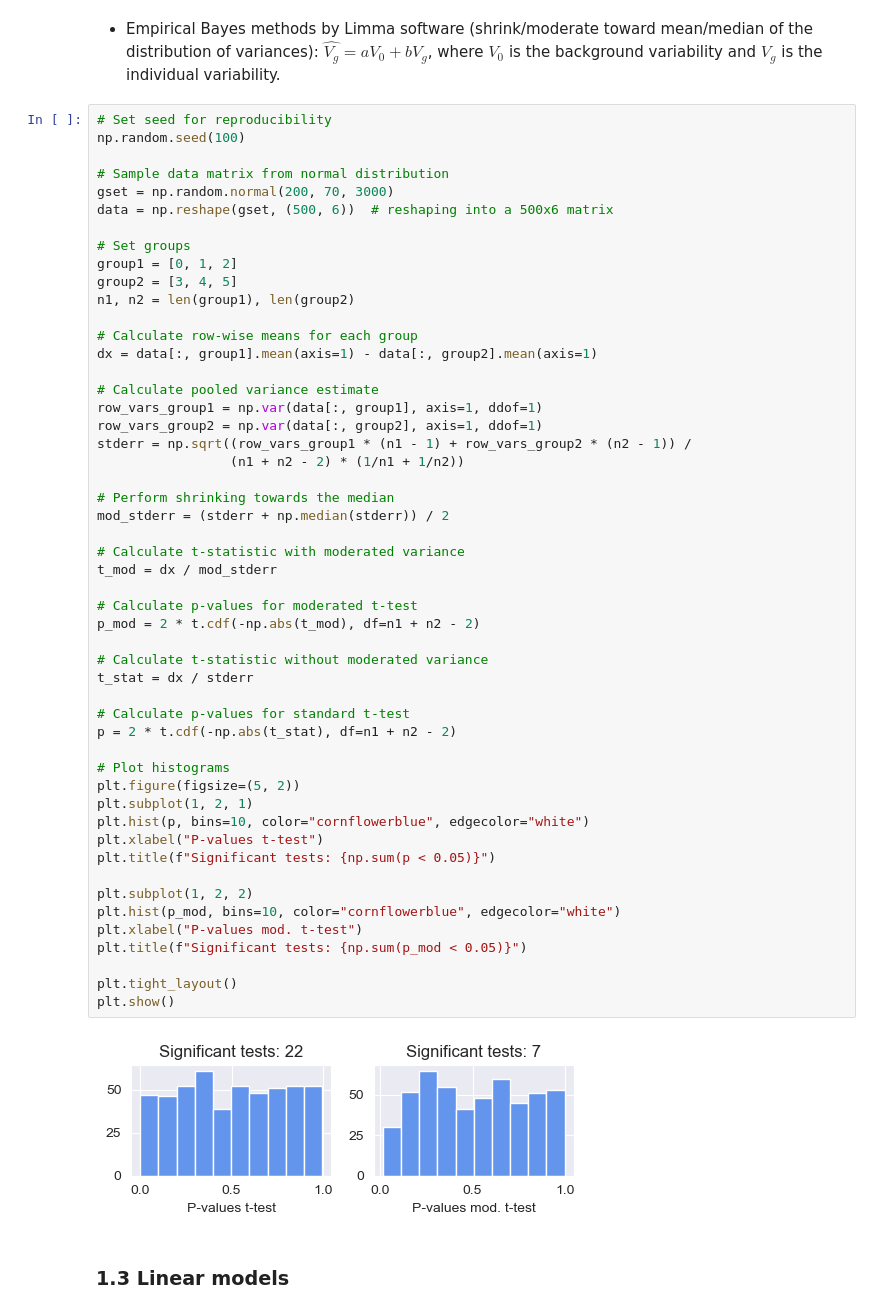
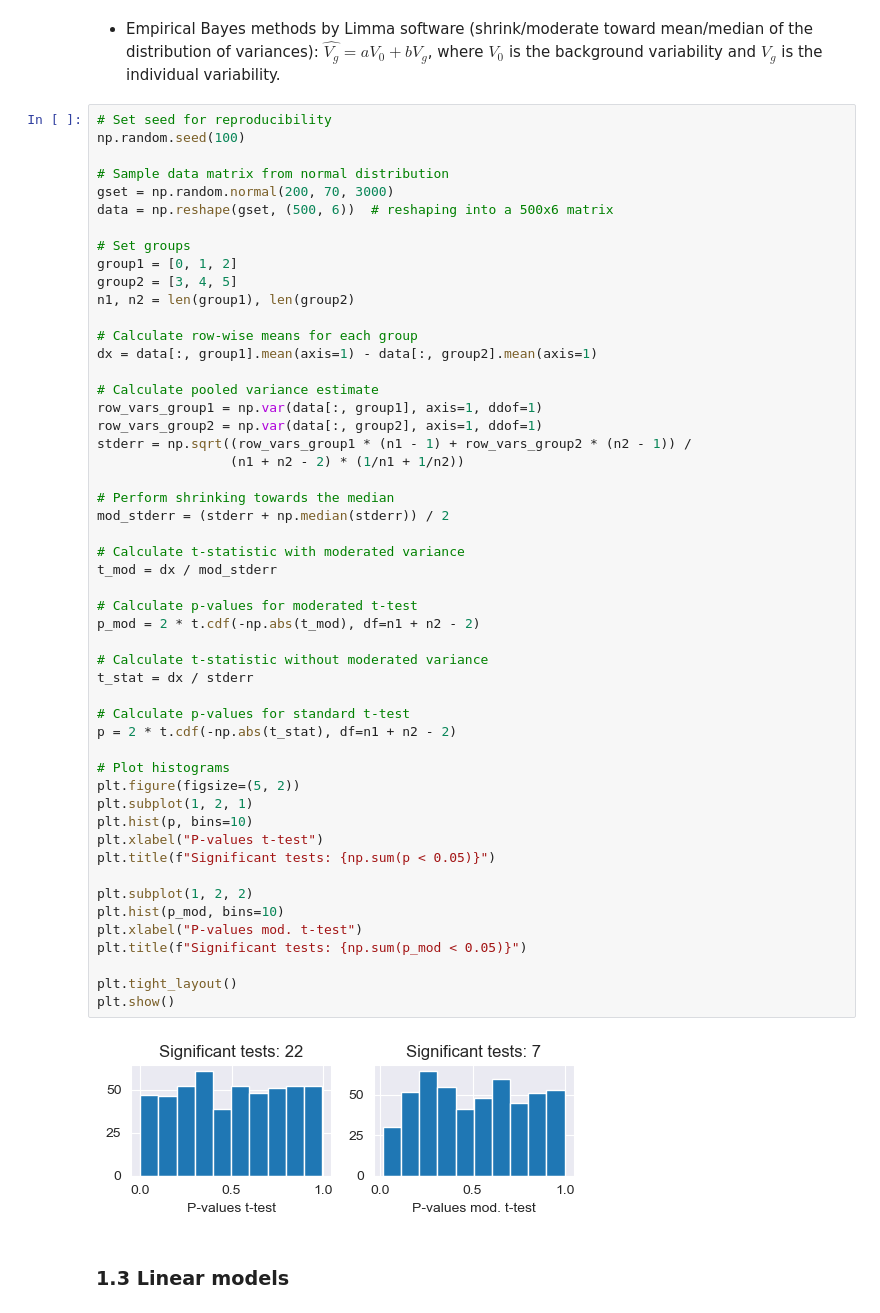
Before and after one commit to olxssa/computational_genomics, a Jupyter notebook: Module1_Statistics_for_genomics.ipynb, the cells around one changed output. Cells and saved outputs as stored; diff of their text form.

```diff
--- a/Module1_Statistics_for_genomics.ipynb
+++ b/Module1_Statistics_for_genomics.ipynb
@@ -230,36 +229,36 @@ stderr = np.sqrt((row_vars_group1 * (n1 - 1) + row_vars_group2 * (n2 - 1)) /
                  (n1 + n2 - 2) * (1/n1 + 1/n2))
 
 # Perform shrinking towards the median
 mod_stderr = (stderr + np.median(stderr)) / 2
 
 # Calculate t-statistic with moderated variance
 t_mod = dx / mod_stderr
 
 # Calculate p-values for moderated t-test
 p_mod = 2 * t.cdf(-np.abs(t_mod), df=n1 + n2 - 2)
 
 # Calculate t-statistic without moderated variance
 t_stat = dx / stderr
 
 # Calculate p-values for standard t-test
 p = 2 * t.cdf(-np.abs(t_stat), df=n1 + n2 - 2)
 
 # Plot histograms
 plt.figure(figsize=(5, 2))
 plt.subplot(1, 2, 1)
-plt.hist(p, bins=10, color="cornflowerblue", edgecolor="white")
+plt.hist(p, bins=10)
 plt.xlabel("P-values t-test")
 plt.title(f"Significant tests: {np.sum(p < 0.05)}")
 
 plt.subplot(1, 2, 2)
-plt.hist(p_mod, bins=10, color="cornflowerblue", edgecolor="white")
+plt.hist(p_mod, bins=10)
 plt.xlabel("P-values mod. t-test")
 plt.title(f"Significant tests: {np.sum(p_mod < 0.05)}")
 
 plt.tight_layout()
 plt.show()
 # %% [output]
-[figure, old version]
+[figure, new version]
 # %% [markdown]
 ### 1.3 Linear models
 # %% [markdown]
```
Also changed, not shown: parts of 19 cells of this notebook.
